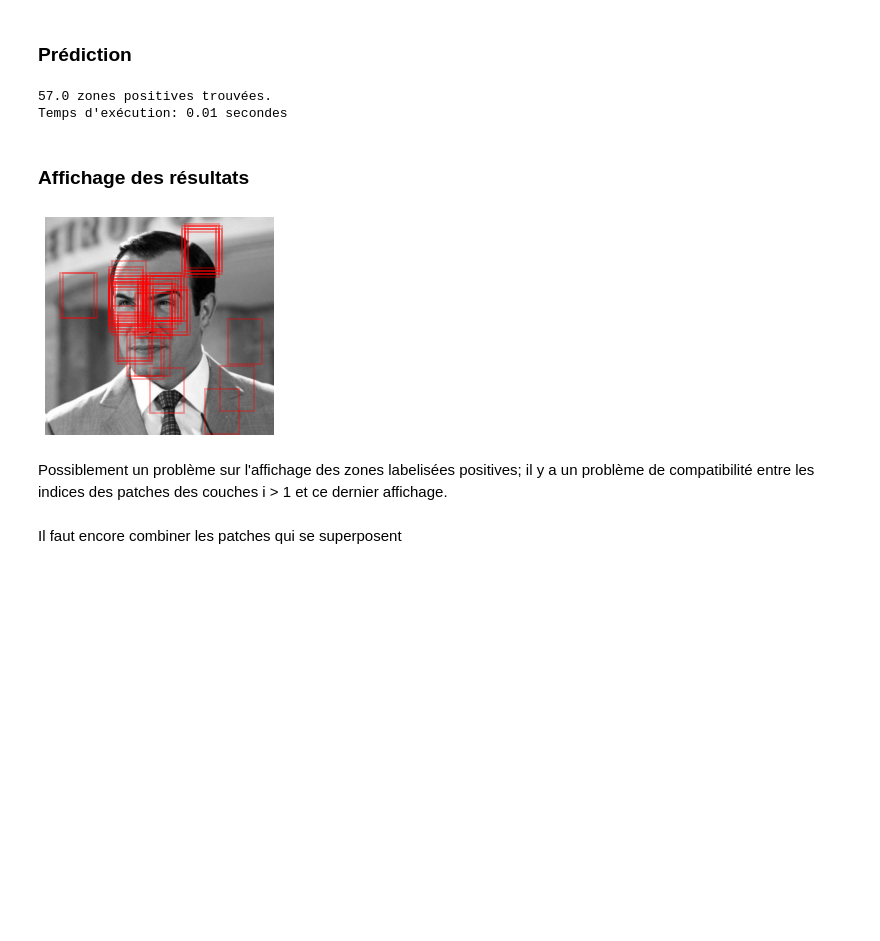
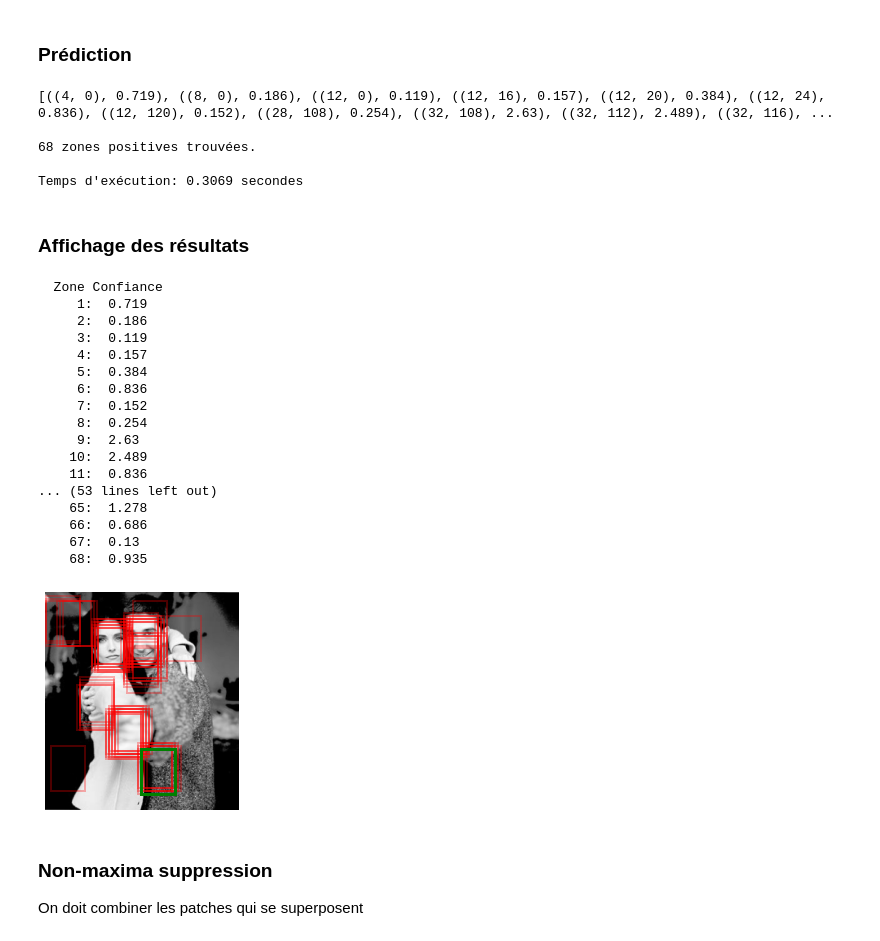
Before and after one commit to Jules02/TIPE, a Jupyter notebook: main.ipynb, the cells around one changed output. Saved outputs shown, nothing was run; the diff lists cells and outputs as text; code cells hidden in the pictures; blank space fills up the shorter version.

```diff
--- a/main.ipynb
+++ b/main.ipynb
@@ -15,7 +17,7 @@ import joblib
 # %%
 positive_patches_shape = (62, 47)
 # %%
-test_image = cv2.imread('img/bath.jpg')
+test_image = cv2.imread('img/ew-courtney-david.jpg')
 
 test_image = color.rgb2gray(test_image)
 
@@ -26,9 +28,7 @@ if test_image.shape[0] > H_MAX or test_image.shape[1] > W_MAX:
     s = min(H_MAX / test_image.shape[0], W_MAX / test_image.shape[1])
     test_image = transform.rescale(test_image, s)
 
-test_image = transform.rescale(test_image, 0.5)
-
-print(test_image.shape)
+print("L'image étudiée est de taille {}".format(test_image.shape))
 
 plt.imshow(test_image, cmap="gray")
 plt.axis('off');
@@ -50,16 +52,16 @@ def pyramid(image, scale=1.5, minSize=(30, 30)):
 
         yield image
 # %%
-def sliding_window(img, patch_size,
-                   istep=4, jstep=4, scale=1.0):
+def sliding_window(img, patch_size, istep=4, jstep=4, scale=1.0):
+
     Ni, Nj = (int(scale * s) for s in patch_size)
-    #Ni, Nj = int(scale*patch_size)
+    # La sliding window a une taille Ni*Nj
+
     for i in range(0, img.shape[0] - Ni, istep):
         for j in range(0, img.shape[1] - Ni, jstep):
             patch = img[i:i + Ni, j:j + Nj]
             if scale != 1:
                 patch = transform.resize(patch, patch_size)
-
             yield (i, j), patch
 # %% [markdown]
 ### Extraction des patches
@@ -148,28 +147,62 @@ start = time.time()
 
 # Prédictions
 labels = loaded_model.predict(patches_hog)
-print("{} zones positives trouvées.".format(labels.sum()))
 
-print("Temps d'exécution: {} secondes".format(round(time.time()-start, 2)))
+pred = []
+for k in range(len(indices)):
+    if labels[k] == 1:
+        (i, j) = indices[k]
+        pred.append(((i, j), round(loaded_model.decision_function(patches_hog)[k], 3)))
+print(pred)
+
+print("\n{} zones positives trouvées.".format(int(labels.sum())))
+print("\nTemps d'exécution: {} secondes".format(round(time.time()-start, 5)))
 # %% [output]
-57.0 zones positives trouvées.
-Temps d'exécution: 0.01 secondes
+[((4, 0), 0.719), ((8, 0), 0.186), ((12, 0), 0.119), ((12, 16), 0.157), ((12, 20), 0.384), ((12, 24), 0.836), ((12, 120), 0.152), ((28, 108), 0.254), ((32, 108), 2.63), ((32, 112), 2.489), ((32, 116), ...
+
+68 zones positives trouvées.
+
+Temps d'exécution: 0.3069 secondes
 # %% [markdown]
 ### Affichage des résultats
 # %%
 fig, ax = plt.subplots()
 ax.imshow(test_image, cmap='gray')
 ax.axis('off')
 
-Ni, Nj = positive_patches_shape
 indices = np.array(indices)
 
-for i, j in indices[labels == 1]:
-    ax.add_patch(plt.Rectangle((j, i), Nj, Ni, edgecolor='red',
+print("{:>6} {:<10}".format("Zone", "Confiance"))
+for (k, ((i, j), conf)) in enumerate(pred):
+        print("{:>6}:  {:<10}".format(k+1, conf))
+        ax.add_patch(plt.Rectangle((j, i), Nj, Ni, edgecolor='red',
                                alpha=0.3, lw=2, facecolor='none'))
+
+best = max(pred, key=lambda item: item[1])
+ax.add_patch(plt.Rectangle((j, i), Nj, Ni, edgecolor='green',
+                               alpha=1, lw=3, facecolor='none'))
+
+
+positive_patches = np.array(positive_patches)
 # %% [output]
+  Zone Confiance
+     1:  0.719
+     2:  0.186
+     3:  0.119
+     4:  0.157
+     5:  0.384
+     6:  0.836
+     7:  0.152
+     8:  0.254
+     9:  2.63
+    10:  2.489
+    11:  0.836
+... (53 lines left out)
+    65:  1.278
+    66:  0.686
+    67:  0.13
+    68:  0.935
-[figure, old version]
+[figure, new version]
-# %% [markdown]
-Possiblement un problème sur l'affichage des zones labelisées positives; il y a un problème de compatibilité entre les indices des patches des couches i > 1 et ce dernier affichage.
 # %% [markdown]
-Il faut encore combiner les patches qui se superposent
+### Non-maxima suppression
+On doit combiner les patches qui se superposent
```
Also changed, not shown: parts of 9 cells of this notebook, 4 other files.
